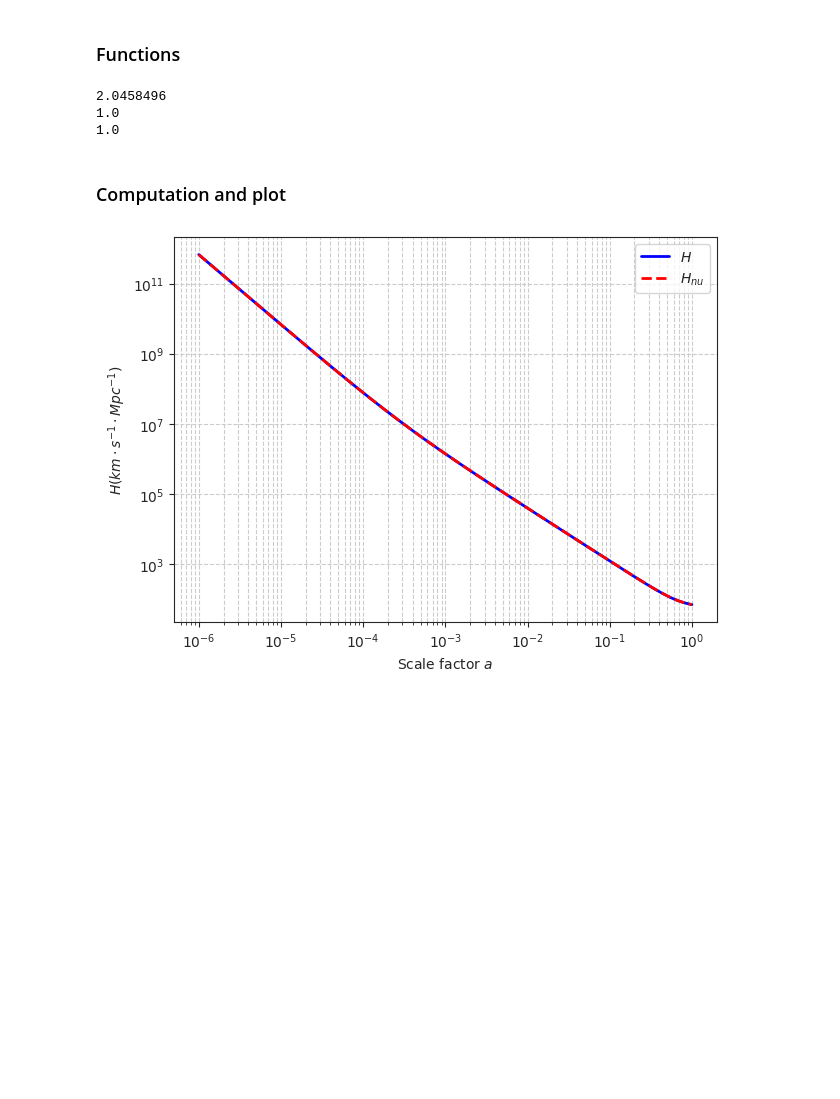
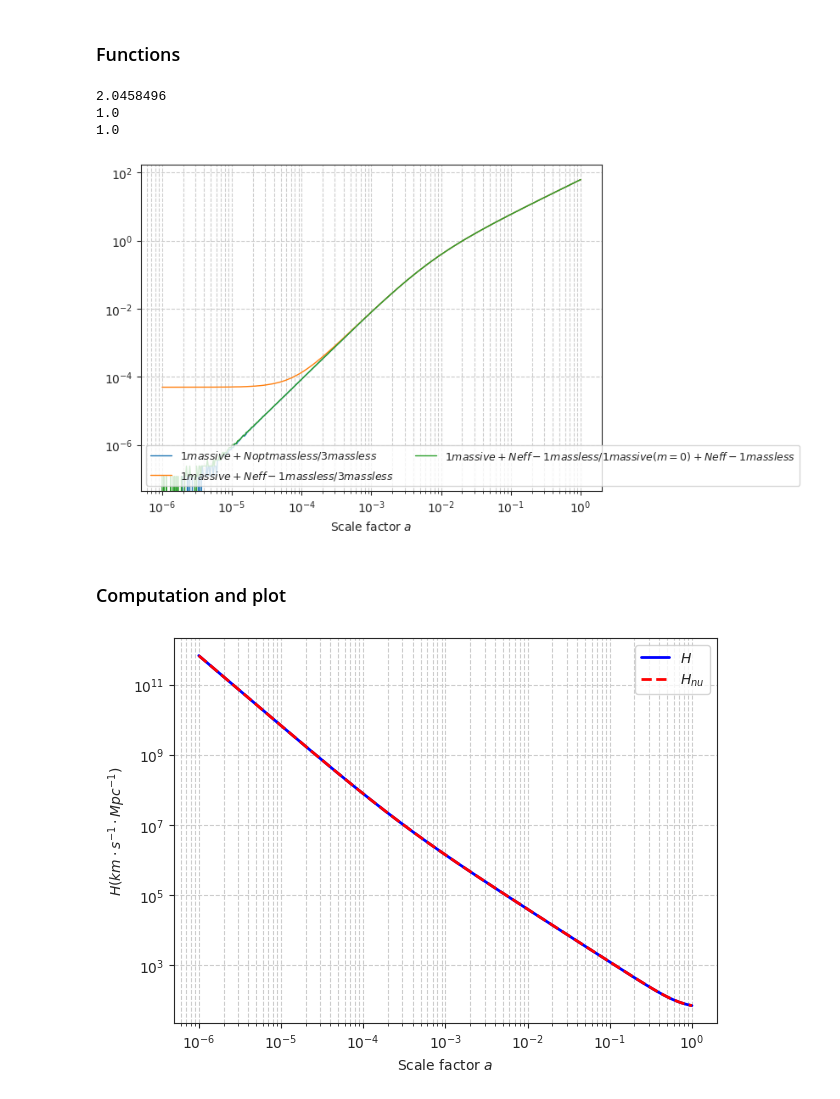
Before and after one commit to Xantyos13/DISCO-DJ, a Jupyter notebook: Neutrinos/Test_bench_neutrinos_impact_on_growth.ipynb, the cells around one changed output. Saved outputs shown, nothing was run; the diff lists cells and outputs as text; code cells hidden in the pictures; blank space fills up the shorter version.

```diff
--- a/Neutrinos/Test_bench_neutrinos_impact_on_growth.ipynb
+++ b/Neutrinos/Test_bench_neutrinos_impact_on_growth.ipynb
@@ -236,8 +236,22 @@ Neutrino density today from computed neutrido density : n_nu0 (cm-3) = 111.95422
 # %% [markdown]
 # Energy density parameter
 # %%
-def Onu(a) :
-    return N_massive_nu* nu_background(a, amnu)[0] * g * (Tnu0/conKeV)**4 / (2 * jnp.pi**2 * rho_c) *a**(-4)
+#def Onu(a, amnu=amnu) :
+#    return N_massive_nu* nu_background(a, amnu)[0] * g * (Tnu0/conKeV)**4 / (2 * jnp.pi**2 * rho_c) *a**(-4)
+
+
+def Onu(a , amnu=amnu):
+        a_arr = jnp.atleast_1d(a)
+
+        def one_a(aa):
+            return (
+                N_massive_nu * nu_background(aa, amnu)[0]
+                * g * (Tnu0 / conKeV) ** 4
+                / (2 * jnp.pi ** 2 * rho_c)
+                * aa ** (-4)
+            )
+        out = jax.vmap(one_a)(a_arr)
+        return out[0] if jnp.asarray(a).ndim == 0 else out
 
 def interp(x, xp, yp):
     idx = jnp.clip(jnp.searchsorted(xp, x) - 1, 0, xp.shape[0] - 2)
@@ -308,6 +322,10 @@ def Omega_de_of_a(Omega_de, w0 ,wa, a):
     return Omega_de * (a ** (-3 * (1 + w0 + wa)) * jnp.exp(-3 * wa * (1 - a)))
 
 ########
+
+def Omega_nu_rel (Neff, Nnu) :
+    return Omega_gamma_0 * (Neff - Nnu) * (7/8) * (4/11)**(4/3)
+
 
 N_nu_rel =  2.0458496 #0.045548964
 
@@ -336,6 +354,19 @@ def Hubble_const_wnu (Omega_c , Omega_b ,Omega_k, a) :
 2.0458496
 1.0
 1.0
+# %%
+plt.figure(figsize=(7.0, 5.0))
+plt.loglog(a,  (Omega_nu(a)+Omega_nu0_rel*a**(-4))/(Omega_nu0_massless*a**-4) -1 , label=r'$1 massive + Nopt massless /  3 massless$',lw=1)
+plt.loglog(a,  (Omega_nu(a)+Omega_nu_rel(3.046,1)*a**(-4)) / (Omega_nu0_massless*a**-4) -1,label=r'$1 massive + Neff-1 massless /  3 massless$',lw=1)
+plt.loglog(a,  (Omega_nu(a)+Omega_nu_rel(3.046,1)*a**(-4)) / (Onu(a,0)+Omega_nu_rel(3.046,1)*a**(-4)) -1,label=r'$1 massive + Neff-1 massless /  1 massive(m=0) + Neff-1 massless$',lw=1)
+#plt.loglog(a,   1-(Omega_nu0_massless*a**-4) / (Onu(a,0)+Omega_nu_rel(3.046,1)*a**(-4)) ,label=r'$massless$',lw=1)
+#plt.loglog(a,   1-(Omega_nu(a)+Omega_nu0_rel*a**(-4)) / (Omega_nu(a)+Omega_nu_rel(3.046,1)*a**(-4))  ,label=r'$massive $',lw=1)
+plt.xlabel(r'Scale factor $a$')
+plt.grid(True, which='both', ls='--')
+plt.legend(loc="upper left")
+plt.show()
+# %% [output]
+[figure, added]
 # %% [markdown]
 ### Computation and plot
 # %%
```
Also changed, not shown: parts of 1 cell of this notebook, 3 other files.
